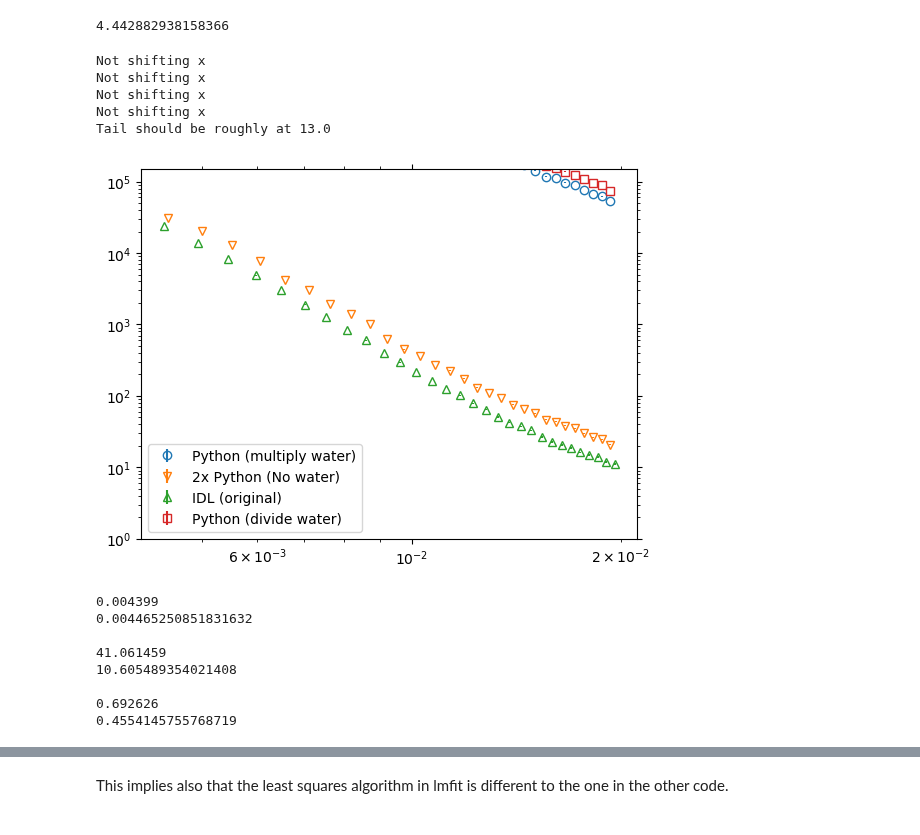
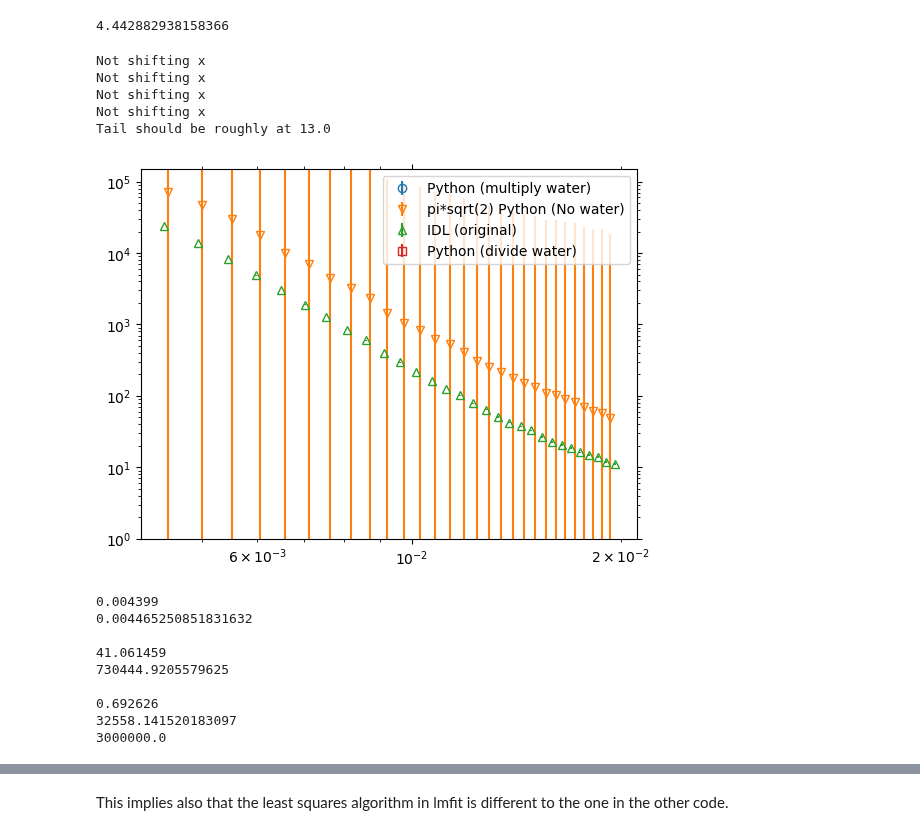
Before and after one commit to localoptimum/emtk, a Jupyter notebook: YMnFe2.ipynb, the cells around one changed output, grey strips where cells are left out. Cells and saved outputs as stored; diff of their text form; code cells hidden in the pictures.

```diff
--- a/YMnFe2.ipynb
+++ b/YMnFe2.ipynb
@@ -18,6 +18,7 @@ Some curiosities:
 import numpy as np
 import matplotlib.pyplot as plt
 import matplotlib.cm as cm
+
 
 
 def plot_detector_map(data, log_scale=True):
@@ -315,6 +316,8 @@ def radial_average(data, detector_distance, wavelength, beam_centre, nbins=64, g
 
     opp = np.zeros_like(data)
 
+    err_data = np.sqrt(data)
+
     for iy in range(0, 64):
         for ix in range(0, 64):
             yval = iy - beam_centre[1]
@@ -336,22 +339,42 @@ def radial_average(data, detector_distance, wavelength, beam_centre, nbins=64, g
     # of the q values (that just counts how many pixels fall in
     # each bin) if we normalise by pixel, otherwise geometric_norm
 
+    bin_width = bins[1]-bins[0]
+
     if geometric_norm:
         # We normalise geometrically - this normalisation factor is what we'd use in event mode
         # However, this seems to result in LAMP / (pi * sqrt(2))
         #geom = data / (2.0 * np.pi * qval)
-        geom = data / (qval * np.sqrt(2.0)) # The root(2) I think comes from the square grid hypotenuse?
-        #geom = data / (qval * 0.25*np.pi) # could also be pi / 4, see below for circle approximating a square
+
+        # This normalisation factor is scaled by some values, but I'm not entirely sure where they come from.
+        #.      difference between circle areas / not sure about pi, the The root 2 comes from square grid
+        circle_area_diff = (4.0 * np.pi * bin_width * qval)
+        square_approx = np.sqrt(2.0) # difference between area of a square and a circle?
+        no_idea_wtf = np.pi # This is obviously there from looking at the data but no clue why
+
+        norm = circle_area_diff / (no_idea_wtf * square_approx)
+        geom = data / norm
+        err_geom = err_data / norm
+        #err_data = err_data / norm # err_data / norm
         hst = np.histogram(qval, bins=bins, weights = geom)
+        err_hst = np.histogram(qval, bins=bins, weights = err_geom)
+        #err_hst = np.sqrt(hst[0])
 
     else:
-        # we normalise numerically - this is the traditional way to do it.  However, this seems to result
+        # we normalise numerically by counting pixels in each bin - this is the traditional way to do it.  However, this seems to result
         # in 0.5 * LAMP
         norm_hst = np.histogram(qval, bins=bins)
+        err_norm = np.sqrt(norm_hst[0])
+
         hst = np.histogram(qval, bins=bins, weights = data)
+        err_hst = np.histogram(qval, bins=bins, weights = err_data)
+
+        # The mistake here is that you are essentially
+        # dividing by a number, so the error bar should be propagated
+        # as a division, not just the sqrt
 
     #err = err[0]
-    err = np.sqrt(hst[0])
+    #err = np.sqrt(hst[0])
 
 
 
@@ -369,10 +392,12 @@ def radial_average(data, detector_distance, wavelength, beam_centre, nbins=64, g
 
     if geometric_norm:
         yplot = hst[0]
+        err = err_hst[0]
     else:
     # Normalise by pixel:
         yplot = hst[0] / norm_hst[0]
-        err = err / norm_hst[0]
+        err = np.sqrt(yplot * (np.square(err_hst[0]/hst[0]) + np.square(err_norm / norm_hst[0])))
+
 
 
 
@@ -670,40 +695,43 @@ nowater=radial_average(realdat_masked, detector_distance_from(6010), wavelength_
 scalewatery = 2.0*nowater[1]
 scalewaterx = nowater[0]
 scalewatere = 2.0*nowater[2]
+labeltext="2x Python (No water)"
 
 # If I follow what happens in LAMP, and use geometric_norm=True, then it's a factor of 4.5 - maybe pi * root(2)?
 # You can comment this out if necessary to check the factor of 2 above
 # The geometric norm thing seems to produce the wrong error bars - need to fix that.
 geometric_norm=True
 nowater=radial_average(realdat_masked, detector_distance_from(6010), wavelength_from(6010), beam_centre, geometric_norm=geometric_norm, nbins=nbins, xshift=False, plot=False, xmin=xmin, xmax=xmax)
 #scalewatery = np.pi * np.sqrt(2.0) * 1000.0 * nowater[1] / data_mon
 # Moving that correction into the radial average code we can do:
 scalewatery = 1000.0 * nowater[1] / data_mon
+scalewatery = np.pi * np.sqrt(2.0) * nowater[1] / data_mon
 scalewatere = np.pi * np.sqrt(2.0) * 1000.0 * nowater[2] / data_mon
 # That seems to work, so I have some normalisation here only to fix
+labeltext="pi*sqrt(2) Python (No water)"
 
 
 fig, ax = plt.subplots()
 ax.errorbar(spec[0], spec[1], spec[2], fmt='o', mfc='none', label="Python (multiply water)")
-ax.errorbar(scalewaterx, scalewatery, scalewatere, fmt='v', mfc='none', label="2x Python (No water)")
+ax.errorbar(scalewaterx, scalewatery, scalewatere, fmt='v', mfc='none', label=labeltext)
 ax.errorbar(old_data[0], old_data[1], old_data[2], fmt='^', mfc='none', label="IDL (original)")
 ax.errorbar(divide[0], divide[1], divide[2], fmt='s', mfc='none', label="Python (divide water)")
 ax.tick_params(top=True, right=True, which='both')
 ax.set_xscale('log')
 ax.set_yscale('log')
 #plt.xlim([0.005, 0.023])
 plt.ylim([1.0, 150000.0])
 ax.legend()
 
 
 print("Tail should be roughly at", realdat_masked[32,61])
 # %% [output]
 Not shifting x
 Not shifting x
 Not shifting x
 Not shifting x
 Tail should be roughly at 13.0
-[figure, old version]
+[figure, new version]
 # %%
 print(old_data[0][0])
 print(scalewaterx[0])
@@ -713,15 +741,17 @@ print(scalewatere[0])
 print()
 print(old_data[2][20])
 print(scalewatere[20])
+print(data_mon)
 # %% [output]
 0.004399
 0.004465250851831632
 
 41.061459
-10.605489354021408
+730444.9205579625
 
 0.692626
-0.4554145755768719
+32558.141520183097
+3000000.0
 # %%
 geometric = radial_average(realdat_masked, detector_distance_from(6010), wavelength_from(6010), beam_centre, geometric_norm=True, nbins=nbins, xshift=False, plot=False, xmin=xmin, xmax=xmax)
 numeric = radial_average(realdat_masked, detector_distance_from(6010), wavelength_from(6010), beam_centre, geometric_norm=False, nbins=nbins, xshift=False, plot=False, xmin=xmin, xmax=xmax)
```
Also changed, not shown: parts of 6 cells of this notebook.
